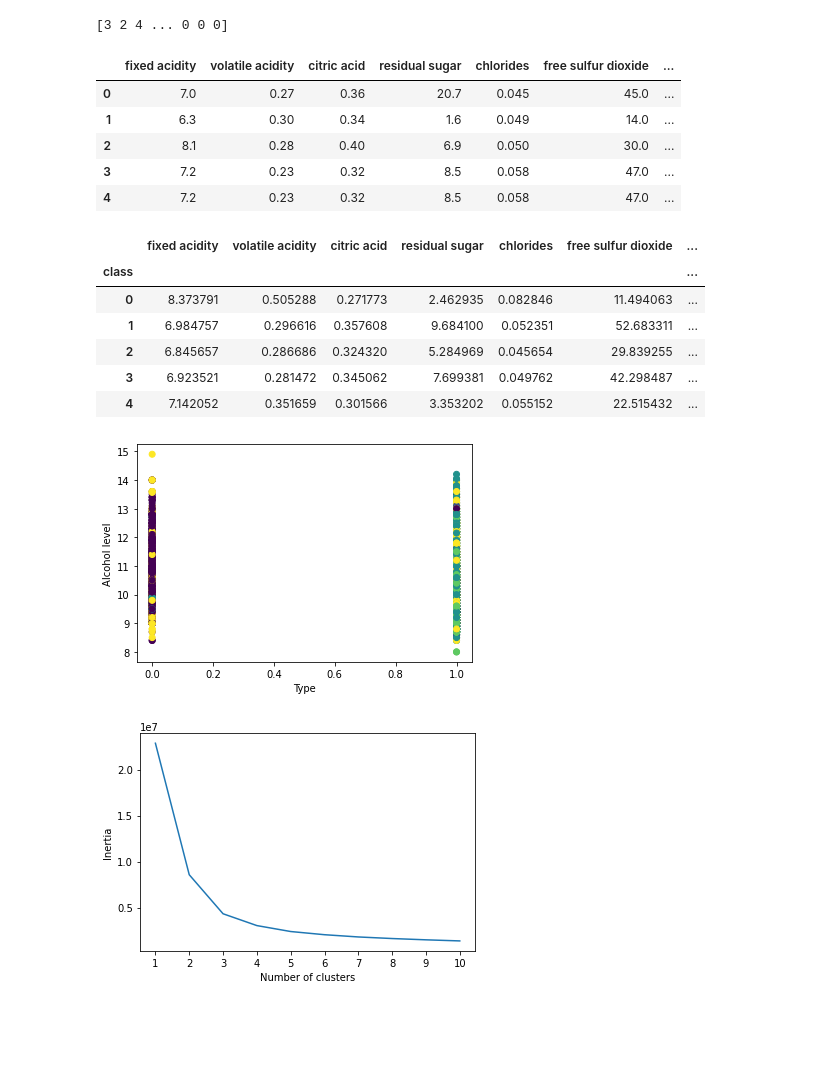
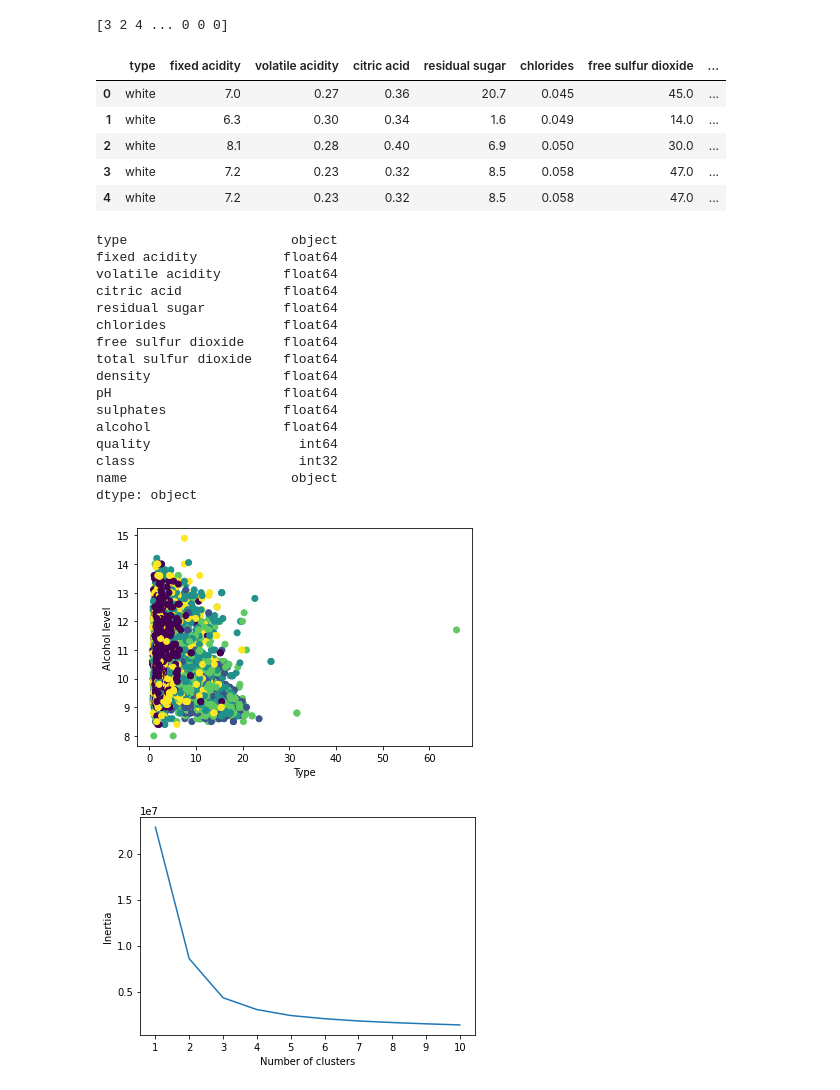
Before and after one commit to susanquiros/Project-4--Group-6, a Jupyter notebook: main.ipynb, the cells around one changed output. Saved outputs shown, nothing was run; the diff lists cells and outputs as text; code cells hidden in the pictures; blank space fills up the shorter version.

```diff
--- a/main.ipynb
+++ b/main.ipynb
@@ -10,7 +10,7 @@ Saving winequalityN.csv to winequalityN.csv
 # %%
 #importing the energy csv
 import pandas as pd
-wine_df = pd.read_csv('winequalityN.csv')
+wine_df = pd.read_csv('winequalityN_withname.csv',encoding='latin-1',header=0)
 wine_df.head()
 # %% [output]
 |  | type | fixed acidity | volatile acidity | citric acid | residual sugar | chlorides | free sulfur dioxide | ... |
@@ -63,6 +64,8 @@ from sklearn.preprocessing import StandardScaler
 # %%
 model = KMeans(n_clusters=5, random_state=5)
 # %%
+wine_names = wine_clean['.winename'].values
+wine_clean = wine_clean.drop('.winename', axis=1)
 wine_dummies= pd.get_dummies(wine_clean, drop_first=True)
 # %%
 wine_dummies.dtypes
@@ -93,33 +132,45 @@ print(predictions)
 # %% [output]
 [3 2 4 ... 0 0 0]
 # %%
-wine_dummies["class"] = model.labels_
-wine_dummies.head()
+wine_clean["class"] = model.labels_
+wine_clean['name'] = wine_names
+wine_clean.head()
 # %% [output]
-|  | fixed acidity | volatile acidity | citric acid | residual sugar | chlorides | free sulfur dioxide | ... |
-| 0 | 7.0 | 0.27 | 0.36 | 20.7 | 0.045 | 45.0 | ... |
-| 1 | 6.3 | 0.30 | 0.34 | 1.6 | 0.049 | 14.0 | ... |
-| 2 | 8.1 | 0.28 | 0.40 | 6.9 | 0.050 | 30.0 | ... |
-| 3 | 7.2 | 0.23 | 0.32 | 8.5 | 0.058 | 47.0 | ... |
-| 4 | 7.2 | 0.23 | 0.32 | 8.5 | 0.058 | 47.0 | ... |
+|  | type | fixed acidity | volatile acidity | citric acid | residual sugar | chlorides | free sulfur dioxide | ... |
+| 0 | white | 7.0 | 0.27 | 0.36 | 20.7 | 0.045 | 45.0 | ... |
+| 1 | white | 6.3 | 0.30 | 0.34 | 1.6 | 0.049 | 14.0 | ... |
+| 2 | white | 8.1 | 0.28 | 0.40 | 6.9 | 0.050 | 30.0 | ... |
+| 3 | white | 7.2 | 0.23 | 0.32 | 8.5 | 0.058 | 47.0 | ... |
+| 4 | white | 7.2 | 0.23 | 0.32 | 8.5 | 0.058 | 47.0 | ... |
 # %%
 #groupoing by the class to get the average
-wine_dummies.groupby(by =['class']).mean()
+# wine_dummies['class'] = model.labels_
+# wine_dummies.groupby(by =['class']).mean()
+wine_clean.dtypes
 # %% [output]
-|  | fixed acidity | volatile acidity | citric acid | residual sugar | chlorides | free sulfur dioxide | ... |
-| class |  |  |  |  |  |  | ... |
-| 0 | 8.373791 | 0.505288 | 0.271773 | 2.462935 | 0.082846 | 11.494063 | ... |
-| 1 | 6.984757 | 0.296616 | 0.357608 | 9.684100 | 0.052351 | 52.683311 | ... |
-| 2 | 6.845657 | 0.286686 | 0.324320 | 5.284969 | 0.045654 | 29.839255 | ... |
-| 3 | 6.923521 | 0.281472 | 0.345062 | 7.699381 | 0.049762 | 42.298487 | ... |
-| 4 | 7.142052 | 0.351659 | 0.301566 | 3.353202 | 0.055152 | 22.515432 | ... |
+type                     object
+fixed acidity           float64
+volatile acidity        float64
+citric acid             float64
+residual sugar          float64
+chlorides               float64
+free sulfur dioxide     float64
+total sulfur dioxide    float64
+density                 float64
+pH                      float64
+sulphates               float64
+alcohol                 float64
+quality                   int64
+class                     int32
+name                     object
+dtype: object
 # %%
-plt.scatter(x=wine_dummies["type_white"], y=wine_dummies['alcohol'], c=wine_dummies['class'])
+plt.scatter(x=wine_clean["residual sugar"], y=wine_clean['alcohol'], c=wine_clean['class'])
 plt.xlabel('Type')
 plt.ylabel('Alcohol level')
 plt.show()
 # %% [output]
-[figure, old version]
+[figure, new version]
 # %%
 inertia = []
 # Same as k = list(range(1, 11))
```
Also changed, not shown: parts of 8 cells of this notebook.
